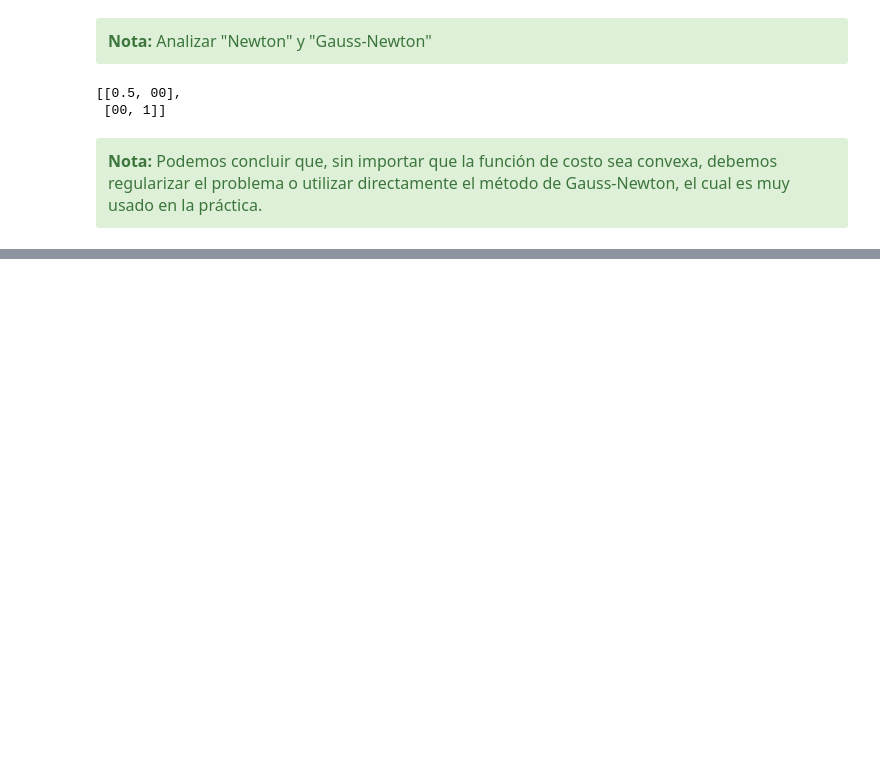
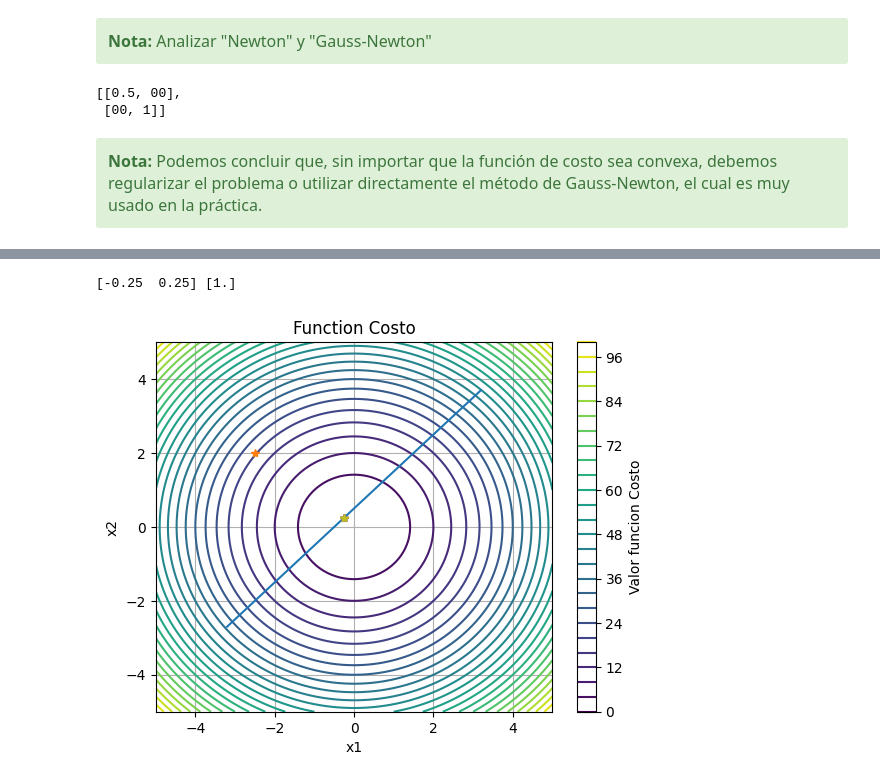
Before and after one commit to lfrecalde1/Optimization_Course, a Jupyter notebook: Optimization/Optimization_2.ipynb, the cells around one changed output, grey strips where cells are left out. Drawn from its saved outputs; the diff is of its cells as text; code cells hidden in the pictures; blank space fills up the shorter version.

```diff
--- a/Optimization/Optimization_2.ipynb
+++ b/Optimization/Optimization_2.ipynb
@@ -502,0 +574,46 @@ print(H)
+# %%
+xguess = np.array([-2.5, 2])
+lambda_guess = np.array([0.0])
+f_guess = f(xguess)
+
+plt.contour(X, Y, Z, levels=30)
+plt.plot(xlist_rest, xlist_rest+0.5, '-')
+plt.plot(xguess[0],xguess[1], '*')
+plt.xlabel('x1')
+plt.ylabel('x2')
+plt.title('Function Costo')
+plt.colorbar(label='Valor funcion Costo')
+plt.grid(True)
+
+# 1st Update
+xguess, lambda_guess = newton_step_constraint(xguess, lambda_guess, f, df_dx, d2f_d2x, c, grad_x_c, dx_grad_x_c)
+plt.plot(xguess[0],xguess[1], '*')
+
+# # 2nd Update
+xguess, lambda_guess = newton_step_constraint(xguess, lambda_guess, f, df_dx, d2f_d2x, c, grad_x_c, dx_grad_x_c)
+plt.plot(xguess[0],xguess[1], '*')
+
+# # 3rd Update
+xguess, lambda_guess = newton_step_constraint(xguess, lambda_guess, f, df_dx, d2f_d2x, c, grad_x_c, dx_grad_x_c)
+plt.plot(xguess[0],xguess[1], '*')
+
+# # 5th Update
+xguess, lambda_guess = newton_step_constraint(xguess, lambda_guess, f, df_dx, d2f_d2x, c, grad_x_c, dx_grad_x_c)
+plt.plot(xguess[0],xguess[1], '*')
+
+# # 6th Update
+xguess, lambda_guess = newton_step_constraint(xguess, lambda_guess, f, df_dx, d2f_d2x, c, grad_x_c, dx_grad_x_c)
+plt.plot(xguess[0],xguess[1], '*')
+
+# 7th Update
+xguess, lambda_guess = newton_step_constraint(xguess, lambda_guess, f, df_dx, d2f_d2x, c, grad_x_c, dx_grad_x_c)
+plt.plot(xguess[0],xguess[1], '*')
+
+# 8th Update
+xguess, lambda_guess = newton_step_constraint(xguess, lambda_guess, f, df_dx, d2f_d2x, c, grad_x_c, dx_grad_x_c)
+plt.plot(xguess[0],xguess[1], '*')
+
+print(xguess, lambda_guess)
+# %% [output]
+[-0.25  0.25] [1.]
+[figure, added]
```
Also changed, not shown: parts of 7 cells of this notebook, 2 other files.
